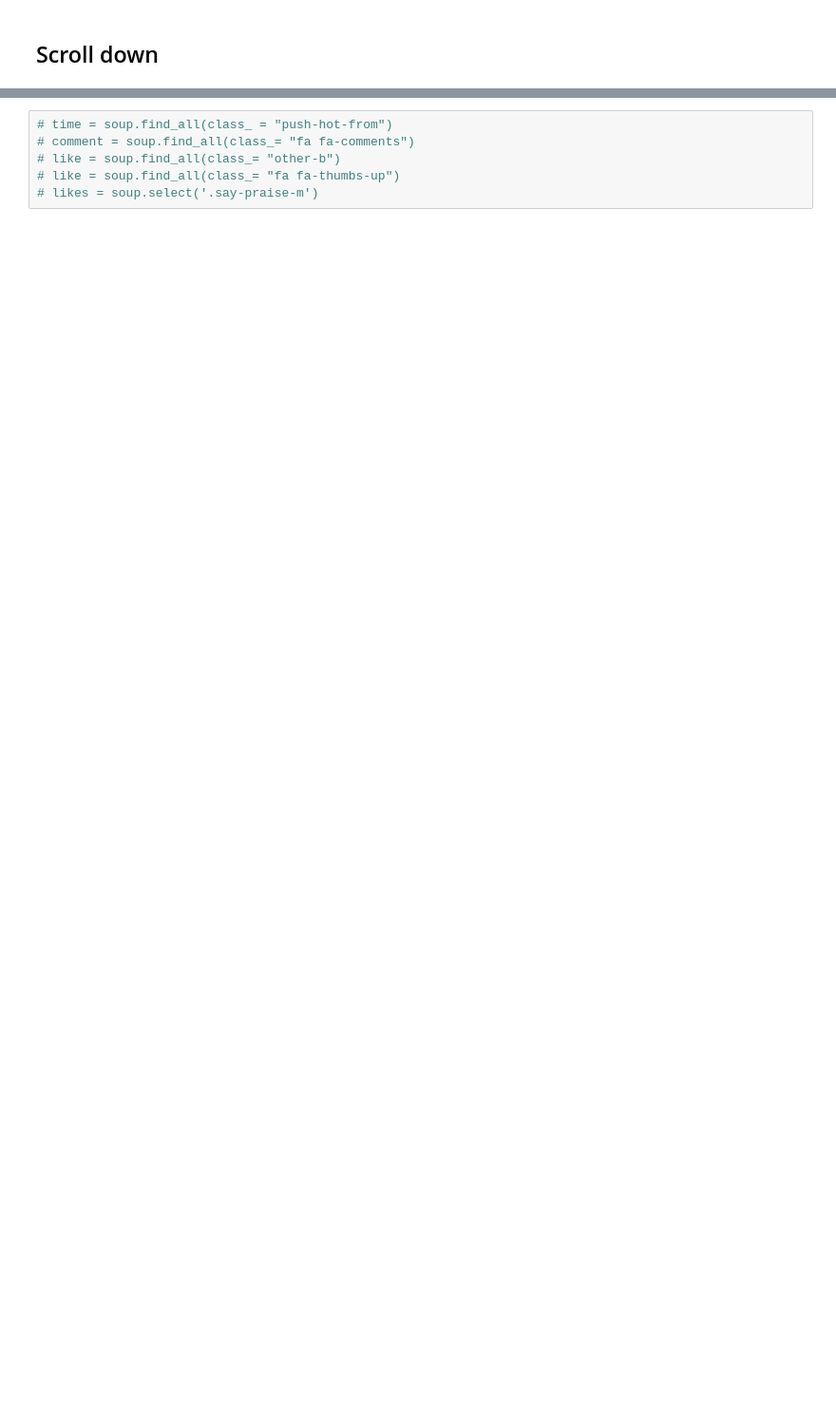
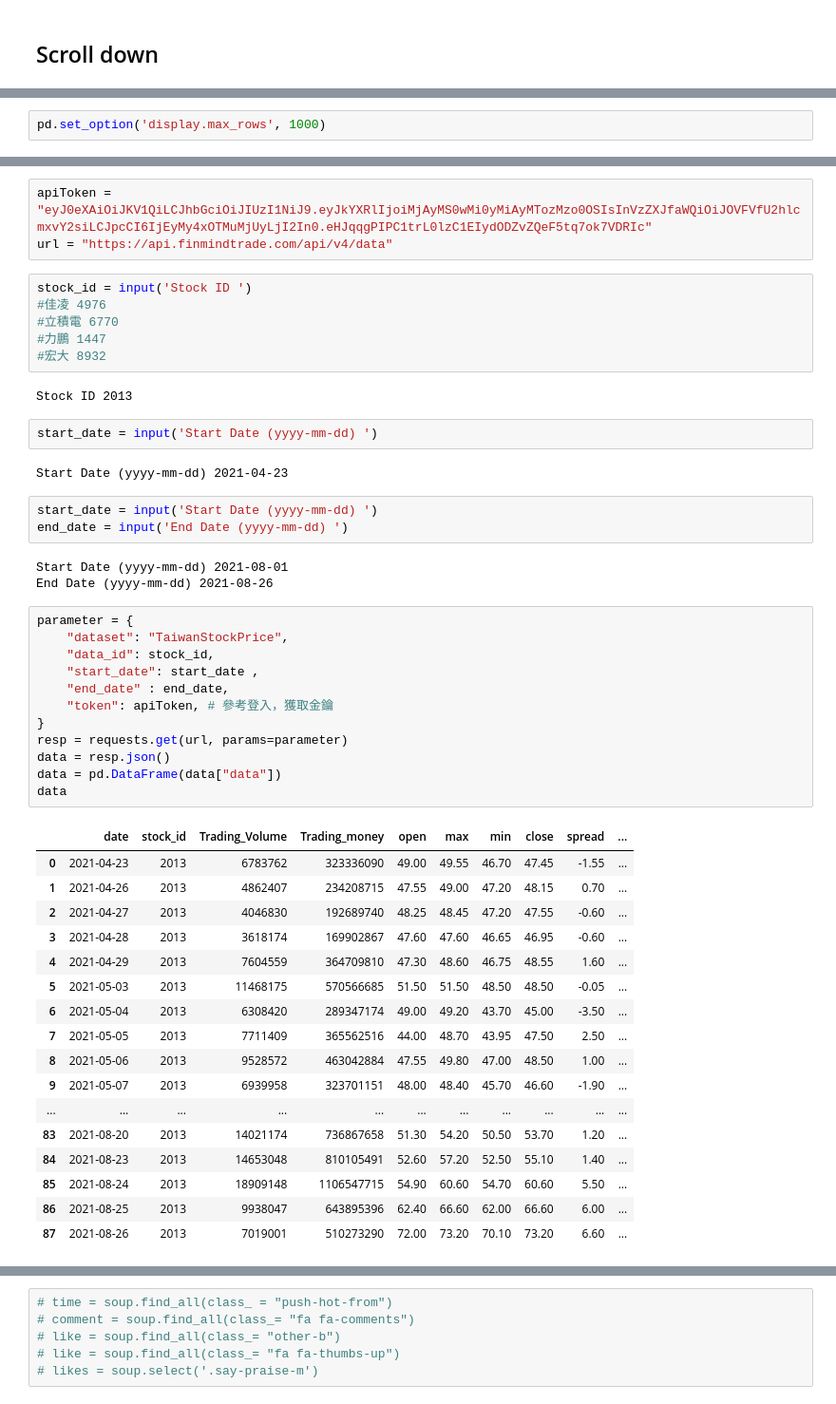
Before and after one commit to NTU-Sherlock/Stock_price, a Jupyter notebook: CMoney_Popular_Stock_scrapping.ipynb, the cells around one changed output, grey strips where cells are left out. Shown at 95% size. Saved outputs shown, nothing was run; the diff lists cells and outputs as text; blank space fills up the shorter version.

```diff
--- a/CMoney_Popular_Stock_scrapping.ipynb
+++ b/CMoney_Popular_Stock_scrapping.ipynb
@@ -96,0 +127,2 @@ df
+# %%
+pd.set_option('display.max_rows', 1000)
@@ -96,0 +131,51 @@ df
+# %%
+apiToken = "eyJ0eXAiOiJKV1QiLCJhbGciOiJIUzI1NiJ9.eyJkYXRlIjoiMjAyMS0wMi0yMiAyMTozMzo0OSIsInVzZXJfaWQiOiJOVFVfU2hlcmxvY2siLCJpcCI6IjEyMy4xOTMuMjUyLjI2In0.eHJqqgPIPC1trL0lzC1EIydODZvZQeF5tq7ok7VDRIc"
+url = "https://api.finmindtrade.com/api/v4/data"
+# %%
+stock_id = input('Stock ID ')
+#佳凌 4976
+#立積電 6770
+#力鵬 1447
+#宏大 8932
+# %% [output]
+Stock ID 2013
+# %%
+start_date = input('Start Date (yyyy-mm-dd) ')
+# %% [output]
+Start Date (yyyy-mm-dd) 2021-04-23
+# %%
+start_date = input('Start Date (yyyy-mm-dd) ')
+end_date = input('End Date (yyyy-mm-dd) ')
+# %% [output]
+Start Date (yyyy-mm-dd) 2021-08-01
+End Date (yyyy-mm-dd) 2021-08-26
+# %%
+parameter = {
+    "dataset": "TaiwanStockPrice",
+    "data_id": stock_id,
+    "start_date": start_date ,
+    "end_date" : end_date,
+    "token": apiToken, # 參考登入，獲取金鑰
+}
+resp = requests.get(url, params=parameter)
+data = resp.json()
+data = pd.DataFrame(data["data"])
+data
+# %% [output]
+|  | date | stock_id | Trading_Volume | Trading_money | open | max | min | close | spread | ... |
+| 0 | 2021-04-23 | 2013 | 6783762 | 323336090 | 49.00 | 49.55 | 46.70 | 47.45 | -1.55 | ... |
+| 1 | 2021-04-26 | 2013 | 4862407 | 234208715 | 47.55 | 49.00 | 47.20 | 48.15 | 0.70 | ... |
+| 2 | 2021-04-27 | 2013 | 4046830 | 192689740 | 48.25 | 48.45 | 47.20 | 47.55 | -0.60 | ... |
+| 3 | 2021-04-28 | 2013 | 3618174 | 169902867 | 47.60 | 47.60 | 46.65 | 46.95 | -0.60 | ... |
+| 4 | 2021-04-29 | 2013 | 7604559 | 364709810 | 47.30 | 48.60 | 46.75 | 48.55 | 1.60 | ... |
+| 5 | 2021-05-03 | 2013 | 11468175 | 570566685 | 51.50 | 51.50 | 48.50 | 48.50 | -0.05 | ... |
+| 6 | 2021-05-04 | 2013 | 6308420 | 289347174 | 49.00 | 49.20 | 43.70 | 45.00 | -3.50 | ... |
+| 7 | 2021-05-05 | 2013 | 7711409 | 365562516 | 44.00 | 48.70 | 43.95 | 47.50 | 2.50 | ... |
+| 8 | 2021-05-06 | 2013 | 9528572 | 463042884 | 47.55 | 49.80 | 47.00 | 48.50 | 1.00 | ... |
+| 9 | 2021-05-07 | 2013 | 6939958 | 323701151 | 48.00 | 48.40 | 45.70 | 46.60 | -1.90 | ... |
+| ... | ... | ... | ... | ... | ... | ... | ... | ... | ... | ... |
+| 83 | 2021-08-20 | 2013 | 14021174 | 736867658 | 51.30 | 54.20 | 50.50 | 53.70 | 1.20 | ... |
+| 84 | 2021-08-23 | 2013 | 14653048 | 810105491 | 52.60 | 57.20 | 52.50 | 55.10 | 1.40 | ... |
+| 85 | 2021-08-24 | 2013 | 18909148 | 1106547715 | 54.90 | 60.60 | 54.70 | 60.60 | 5.50 | ... |
+| 86 | 2021-08-25 | 2013 | 9938047 | 643895396 | 62.40 | 66.60 | 62.00 | 66.60 | 6.00 | ... |
+| 87 | 2021-08-26 | 2013 | 7019001 | 510273290 | 72.00 | 73.20 | 70.10 | 73.20 | 6.60 | ... |
```
Also changed, not shown: parts of 79 cells of this notebook.
